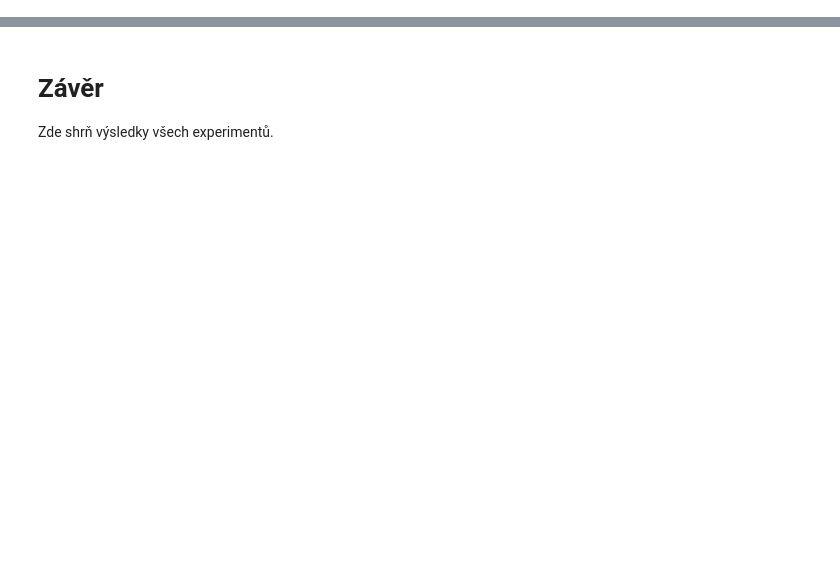
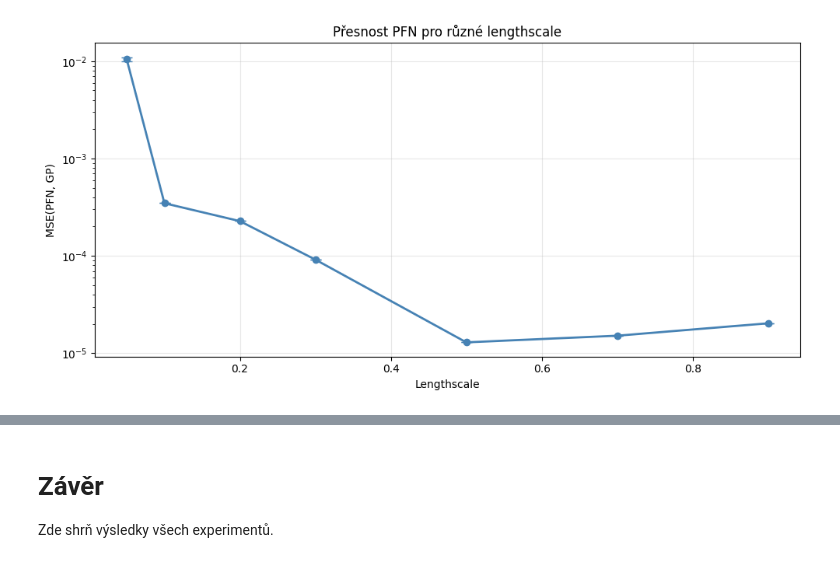
Before and after one commit to gulierus/VU_RG, a Jupyter notebook: experiments/PFN_RANDOM_HP_EXPERIMENTS.ipynb, the cells around one changed output, grey strips where cells are left out. Saved outputs shown, nothing was run; the diff lists cells and outputs as text; code cells hidden in the pictures; blank space fills up the shorter version.

```diff
--- a/experiments/PFN_RANDOM_HP_EXPERIMENTS.ipynb
+++ b/experiments/PFN_RANDOM_HP_EXPERIMENTS.ipynb
@@ -1653,0 +596,89 @@ EXPERIMENT 12: Vizuální porovnání predikcí
+# %%
+# =============================================
+# EXPERIMENT 4: Přesnost PFN pro různé lengthscale
+# =============================================
+# Jednoduché MSE(PFN, GP) přes LS — ukazuje,
+# pro které LS model funguje dobře a pro které ne.
+
+def test_pfn_accuracy_across_ls(model,
+                                 test_lengthscales=[0.05, 0.1, 0.2, 0.3, 0.5, 0.7, 0.9],
+                                 n_context=30, seq_len=100, n_trials=15):
+    reset_seed()
+    results = []
+
+    for ls in test_lengthscales:
+        hps_test = {"noise": NOISE, "outputscale": 1.0, "lengthscale": ls}
+        mse_list = []
+
+        for _ in range(n_trials):
+
+            reset_seed()
+
+            batch = get_batch_for_gp(batch_size=1, seq_len=seq_len, num_features=1,
+                                      hyperparameters=hps_test)
+            train_x = batch.x[0, :n_context]
+            train_y = batch.y[0, :n_context]
+            test_x = batch.x[0]
+
+            with torch.no_grad():
+                logits = model(train_x[None], train_y[None], test_x[None])
+            pfn_pred = model.criterion.mean(logits)[0].cpu().numpy()
+
+            kernel = ConstantKernel(1.0) * RBF(length_scale=ls)
+            gp = GaussianProcessRegressor(kernel=kernel, alpha=NOISE)
+            gp.fit(train_x.cpu().numpy(), train_y.cpu().numpy())
+            gp_pred = gp.predict(test_x.cpu().numpy())
+
+            mse_list.append(np.mean((pfn_pred - gp_pred)**2))
+
+        results.append({'lengthscale': ls, 'mse_mean': np.mean(mse_list), 'mse_std': np.std(mse_list)})
+        print(f"LS={ls:.2f}: MSE(PFN, GP)={np.mean(mse_list):.6f} ± {np.std(mse_list):.10f}")
+        if ls == 0.1:
+            for j, m in enumerate(mse_list):
+                print(f"    trial {j}: {m:.12f}")
+
+
+    # Graf 1: MSE přes LS
+    fig, ax = plt.subplots(figsize=(10, 5))
+    ls_vals = [r['lengthscale'] for r in results]
+    ax.errorbar(ls_vals, [r['mse_mean'] for r in results], yerr=[r['mse_std'] for r in results],
+                marker='o', lw=2, capsize=5, color='steelblue')
+    ax.set_xlabel('Lengthscale'); ax.set_ylabel('MSE(PFN, GP)')
+    ax.set_title('Přesnost PFN pro různé lengthscale'); ax.set_yscale('log')
+    ax.grid(True, alpha=0.3)
+    plt.tight_layout(); plt.show()
+
+    # Graf 2: Ukázky predikcí
+    reset_seed()
+    show_ls = test_lengthscales
+    n_cols = 4
+    n_rows = math.ceil(len(show_ls) / n_cols)
+    fig, axes = plt.subplots(n_rows, n_cols, figsize=(5*n_cols, 4*n_rows))
+    axes = axes.flatten()
+    for idx, ls in enumerate(show_ls):
+        hps_test = {"noise": NOISE, "outputscale": 1.0, "lengthscale": ls}
+        batch = get_batch_for_gp(batch_size=1, seq_len=100, num_features=1, hyperparameters=hps_test)
+        tx = batch.x[0, :n_context]; ty = batch.y[0, :n_context]; tex = batch.x[0]
+        with torch.no_grad():
+            logits = model(tx[None], ty[None], tex[None])
+        pfn_p = model.criterion.mean(logits)[0].cpu().numpy()
+        kernel = ConstantKernel(1.0) * RBF(length_scale=ls)
+        gp = GaussianProcessRegressor(kernel=kernel, alpha=NOISE)
+        gp.fit(tx.cpu().numpy(), ty.cpu().numpy())
+        gp_p = gp.predict(tex.cpu().numpy())
+        o = tex[:, 0].cpu().argsort()
+        ax = axes[idx]
+        ax.scatter(tx[:, 0].cpu(), ty.cpu(), c='red', s=40, zorder=10, edgecolors='black')
+        ax.plot(tex[o, 0].cpu(), pfn_p[o], 'b-', lw=2, label='PFN')
+        ax.plot(tex[o, 0].cpu(), gp_p[o], 'g--', lw=2, label='GP')
+        mse = np.mean((pfn_p - gp_p)**2)
+        ax.set_title(f'LS={ls}  (MSE={mse:.5f})', fontweight='bold')
+        ax.legend(fontsize=8); ax.grid(True, alpha=0.3)
+    # Skryj prázdné subploty
+    for idx in range(len(show_ls), len(axes)):
+        axes[idx].set_visible(False)
+    plt.suptitle('PFN vs GP predikce', fontsize=14, fontweight='bold')
+    plt.tight_layout(); plt.show()
+
+results_4 = test_pfn_accuracy_across_ls(loaded_model)
+# %% [output]
@@ -1653,0 +702 @@ EXPERIMENT 12: Vizuální porovnání predikcí
+[figure, added]
```
Also changed, not shown: parts of 46 cells of this notebook, 1 other file.
